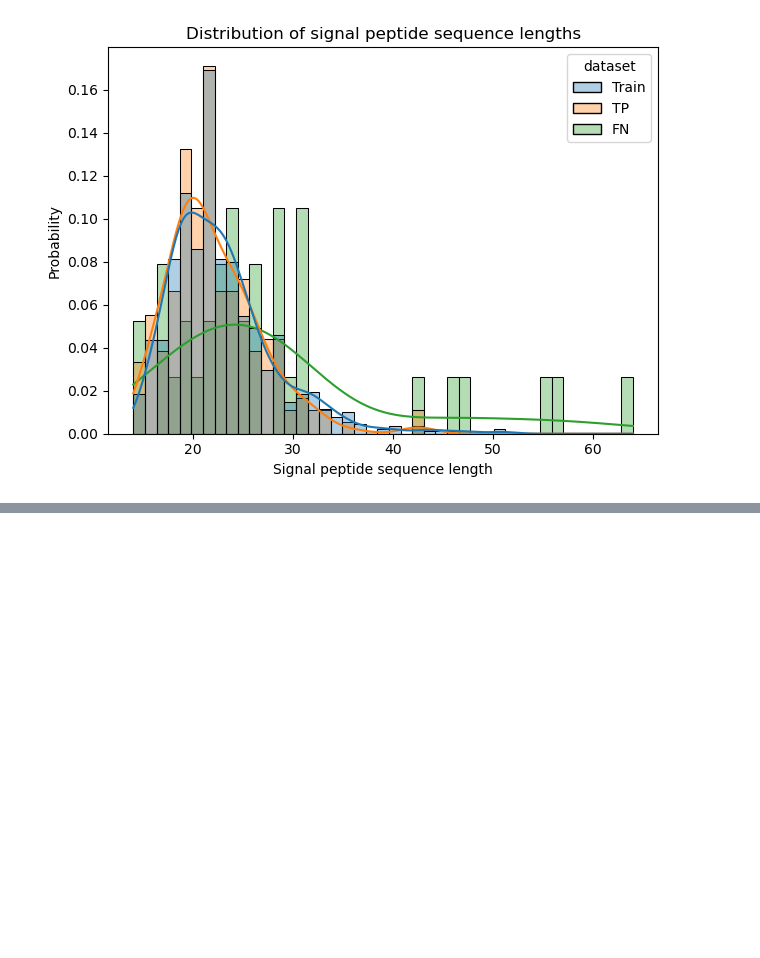
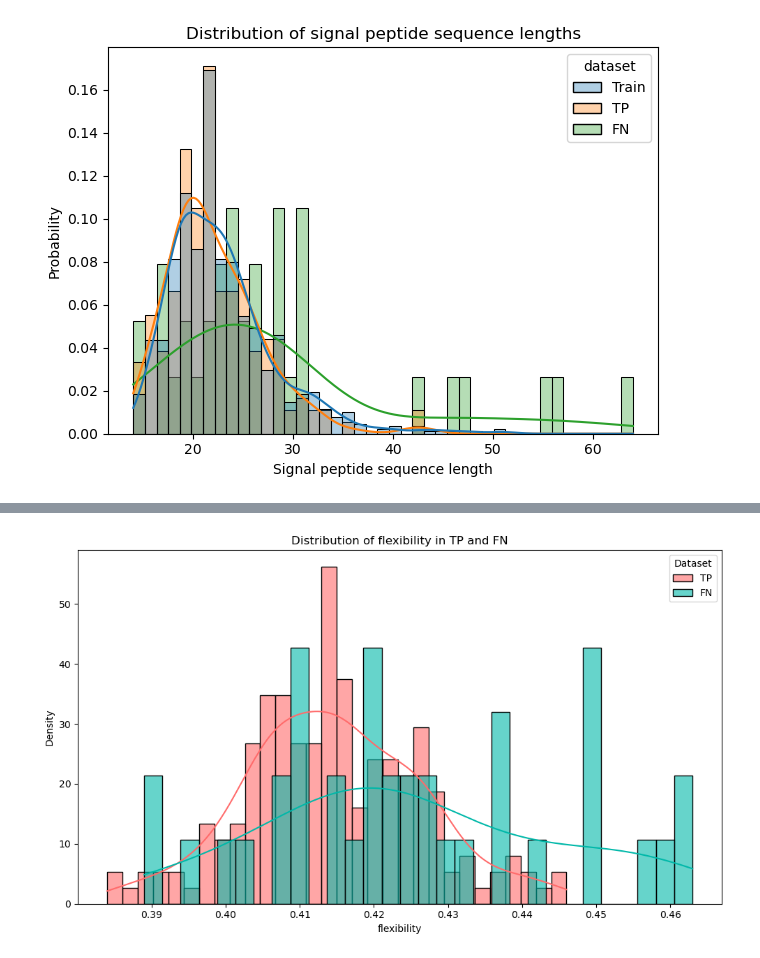
Before and after one commit to bianca29092001/LAB2_project_group, a Jupyter notebook: 6_FP_FN_evaluation/FP_FN_evaluation.ipynb, the cells around one changed output, grey strips where cells are left out. Saved outputs shown, nothing was run; the diff lists cells and outputs as text; code cells hidden in the pictures; blank space fills up the shorter version.

```diff
--- a/6_FP_FN_evaluation/FP_FN_evaluation.ipynb
+++ b/6_FP_FN_evaluation/FP_FN_evaluation.ipynb
@@ -361,0 +372,41 @@ plt.show()
+# %%
+flexibility_fn = test_features.loc[test_features['id'].isin(fn_svm['id']),['id', 'flexibility_1']]
+flexibility_tp = test_features.loc[test_features['id'].isin(pos_benchmark_svm['id']),['id', 'flexibility_1']]
+flexibility_fn['dataset'] = 'FN'
+flexibility_tp['dataset'] = 'TP'
+flexibility = pd.concat([flexibility_fn, flexibility_tp], ignore_index=True)
+# %%
+plt.figure(figsize=(10,6))
+sns.histplot(
+    data=flexibility_tp[flexibility_tp['dataset'] == 'TP'],
+    x='flexibility_1',
+    color='#FF6B6B',
+    bins=30,
+    kde=True,
+    stat='density',
+    common_norm=False,
+    alpha=0.6,
+    label='TP'
+)
+
+sns.histplot(
+    data=flexibility_fn[flexibility_fn['dataset'] == 'FN'],
+    x='flexibility_1',
+    color='#00B8A9',
+    bins=30,
+    kde=True,
+    stat='density',
+    common_norm=False,
+    alpha=0.6,
+    label='FN'
+)
+
+plt.xlabel("flexibility")
+plt.ylabel("Density")
+plt.title("Distribution of flexibility in TP and FN")
+plt.legend(title='Dataset')
+plt.tight_layout()
+plt.savefig('../6_FP_FN_evaluation/figures/flexibility_svm.png', dpi=100, format='png')
+plt.show()
+# %% [output]
+[figure, added]
```
Also changed, not shown: parts of 11 cells of this notebook, 15 other files.
